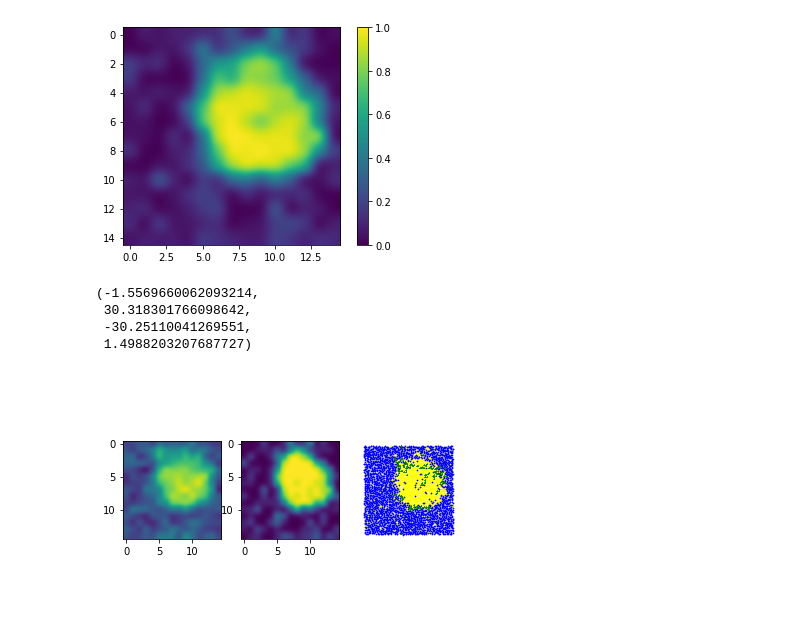
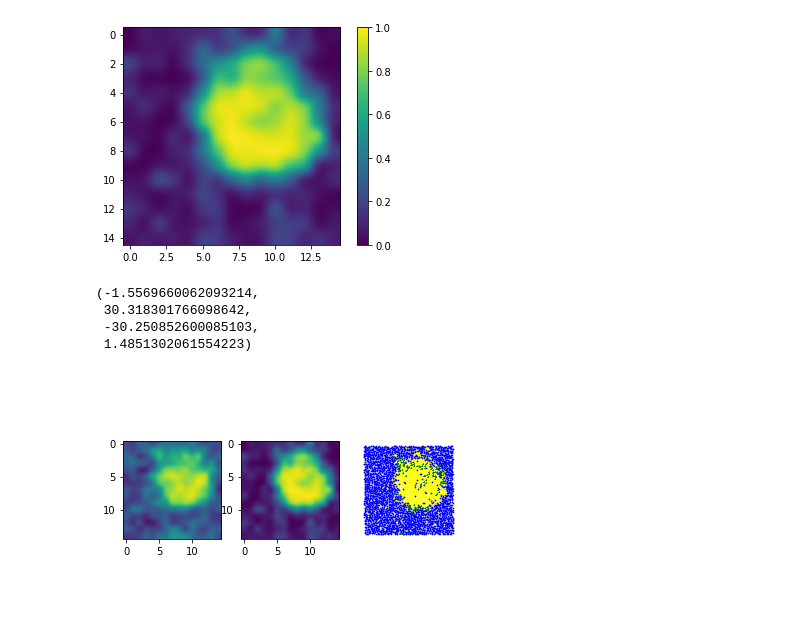
Before and after one commit to JulieCornet/scripts_analysis, a Jupyter notebook: bilayer_thickness&curvature_correl_GM1.ipynb, the cells around one changed output. Cells and saved outputs as stored; diff of their text form; code cells hidden in the pictures.

```diff
--- a/bilayer_thickness&curvature_correl_GM1.ipynb
+++ b/bilayer_thickness&curvature_correl_GM1.ipynb
@@ -21,7 +21,7 @@ warnings.filterwarnings('ignore')
 
 name = '_DPPC_DIPC_chol_352_5GM1'
 
-path = '/home/julie/analysis/bilayers/3-5-2/DIPC_DPPC_chol_GM1_5/'
+path = '/home/julie/analysis/bilayers/3-5-2/DPPC_DIPC_chol_GM1_5/'
 
 fgro = 'run_DPPC_DIPC_CHOL_GM1_5_43nm_10ms_mb_fixed_t1_ref9999ns.gro'
 fxtc = 'run_DPPC_DIPC_CHOL_GM1_5_43nm_10ms_mb_fixed_t1.xtc'
@@ -50,7 +50,7 @@ print(patch)
 
 Lo = u.select_atoms("(prop x> "+str(xmin)+" and prop y> "+str(ymin)+") and name PO4 and resname DPPC").positions
 Ld = u.select_atoms("(prop x> "+str(xmin)+" and prop y> "+str(ymin)+") and name PO4 and resname DIPC").positions
-GM1 = u.select_atoms("(prop x> "+str(xmin)+" and prop y> "+str(ymin)+") and name AM1").positions
+GM1 = u.select_atoms("(prop x> "+str(xmin)+" and prop y> "+str(ymin)+") and name GM1").positions
 chol = u.select_atoms("(prop x> "+str(xmin)+" and prop y> "+str(ymin)+") and name ROH").positions
 
 
@@ -80,7 +80,7 @@ print(ymin)
 # %%
 # divide the bilayer into 2 leaflets selecting the species you want
 
-Lf = mda.analysis.leaflet.LeafletFinder(u, 'name GL1 or name AM1')
+Lf = mda.analysis.leaflet.LeafletFinder(u, 'name PO4 or name GM1') #
 leaflet0 = Lf.groups(0)
 leaflet1 = Lf.groups(1)
 # %%
@@ -229,7 +324,7 @@ print(np.mean(Mphi1))
 # %%
 # a voir
-Mphi = (Mphi0+Mphi1)/2
-plt.imshow(Mphi, interpolation='gaussian')
+Mphi_mean = (Mphi0_Lo+Mphi1_Lo)/2
+plt.imshow(Mphi_mean, interpolation='gaussian')
 plt.colorbar()
 # %% [output]
 <matplotlib.colorbar.Colorbar at 0x...>
@@ -237,19 +332,19 @@ plt.colorbar()
 # %%
 f, (ax1,ax2, ax3) = plt.subplots(1,3)
 ax1.imshow(diffz, interpolation='gaussian')
-ax2.imshow(Mphi1, interpolation='gaussian')
+ax2.imshow(Mphi_mean, interpolation='gaussian')
 
 ax3.scatter(Lo[:,1]/N, -Lo[:,0]/N, marker='.', c='yellow', s=2)
 ax3.scatter(Ld[:,1]/N, -Ld[:,0]/N, marker='.', c='b', s=2)
 ax3.scatter(GM1[:,1]/N, -GM1[:,0]/N, marker='+', c='g', s=1)
 ax3.axis('equal')
 ax3.axis('off')
 # %% [output]
 (-1.5569660062093214,
  30.318301766098642,
- -30.25110041269551,
- 1.4988203207687727)
+ -30.250852600085103,
+ 1.4851302061554223)
-[figure, old version]
+[figure, new version]
 # %%
 # create the needed variable to calculate the local curvature
 
```
Also changed, not shown: parts of 24 cells of this notebook, 3 other files.
